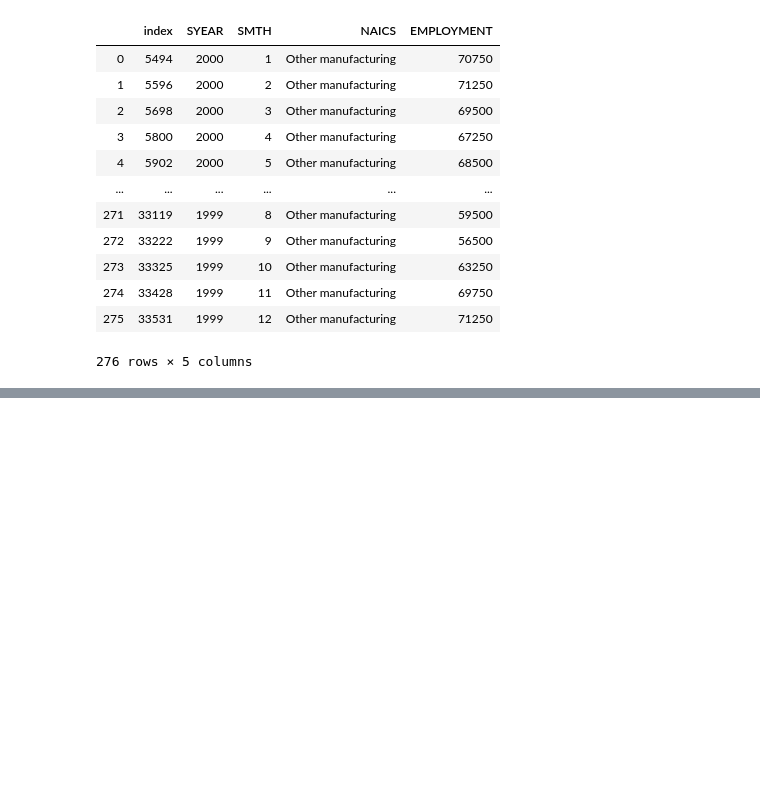
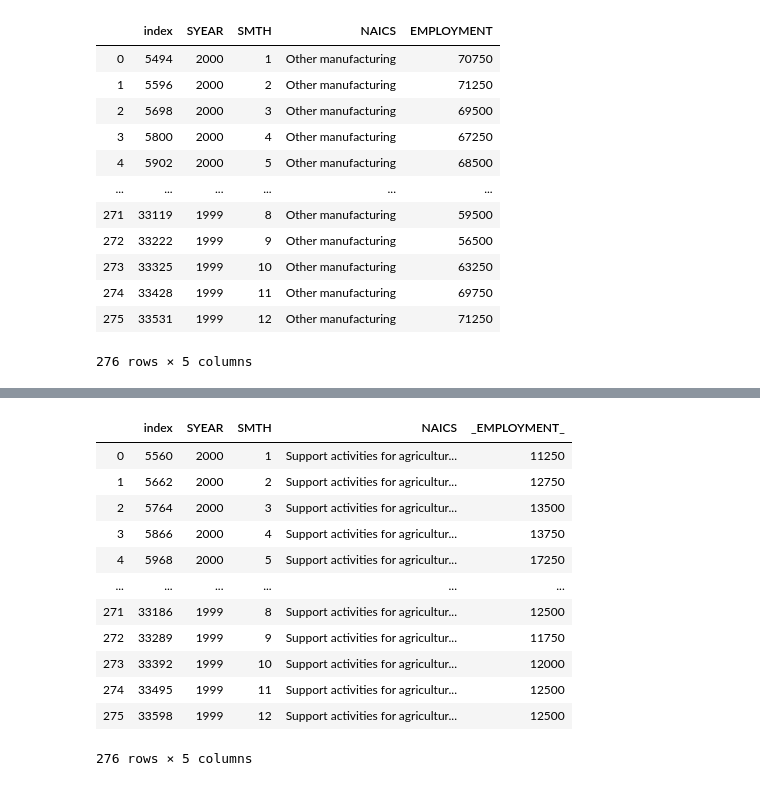
Before and after one commit to Hotlynn2/SERIES-ANALYSIS-OF-NAICS, a Jupyter notebook: Time Analysis Series.ipynb, the cells around one changed output, grey strips where cells are left out. Drawn from its saved outputs; the diff is of its cells as text; code cells hidden in the pictures; blank space fills up the shorter version.

```diff
--- a/Time Analysis Series.ipynb
+++ b/Time Analysis Series.ipynb
@@ -2172,0 +2209,17 @@ Other_manufacturing
+# %%
+SPAF = data.loc[data['NAICS'].str.contains('115', na = False)].reset_index()
+SPAF
+# %% [output]
+|  | index | SYEAR | SMTH | NAICS | _EMPLOYMENT_ |
+| 0 | 5560 | 2000 | 1 | Support activities for agricultur... | 11250 |
+| 1 | 5662 | 2000 | 2 | Support activities for agricultur... | 12750 |
+| 2 | 5764 | 2000 | 3 | Support activities for agricultur... | 13500 |
+| 3 | 5866 | 2000 | 4 | Support activities for agricultur... | 13750 |
+| 4 | 5968 | 2000 | 5 | Support activities for agricultur... | 17250 |
+| ... | ... | ... | ... | ... | ... |
+| 271 | 33186 | 1999 | 8 | Support activities for agricultur... | 12500 |
+| 272 | 33289 | 1999 | 9 | Support activities for agricultur... | 11750 |
+| 273 | 33392 | 1999 | 10 | Support activities for agricultur... | 12000 |
+| 274 | 33495 | 1999 | 11 | Support activities for agricultur... | 12500 |
+| 275 | 33598 | 1999 | 12 | Support activities for agricultur... | 12500 |
+276 rows × 5 columns
```
Also changed, not shown: parts of 16 cells of this notebook.
